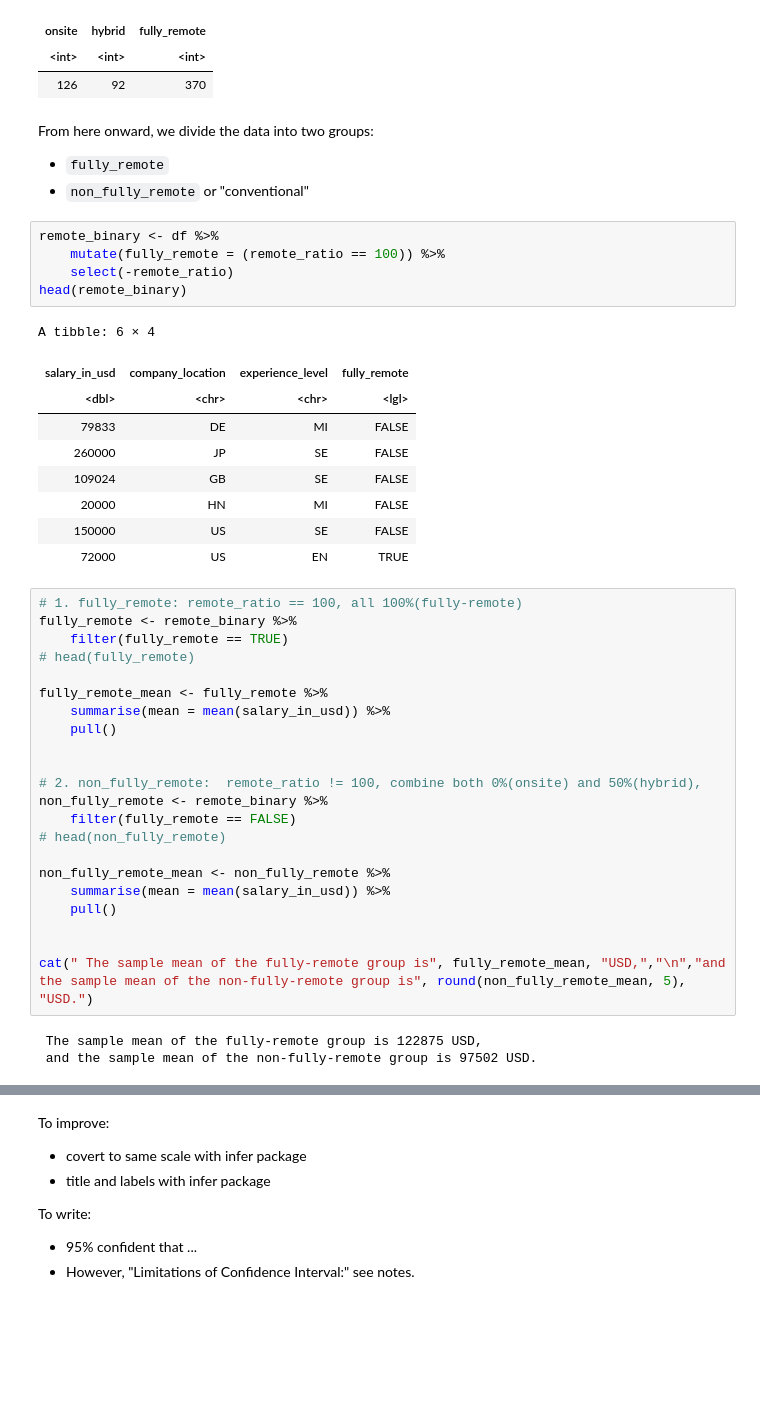
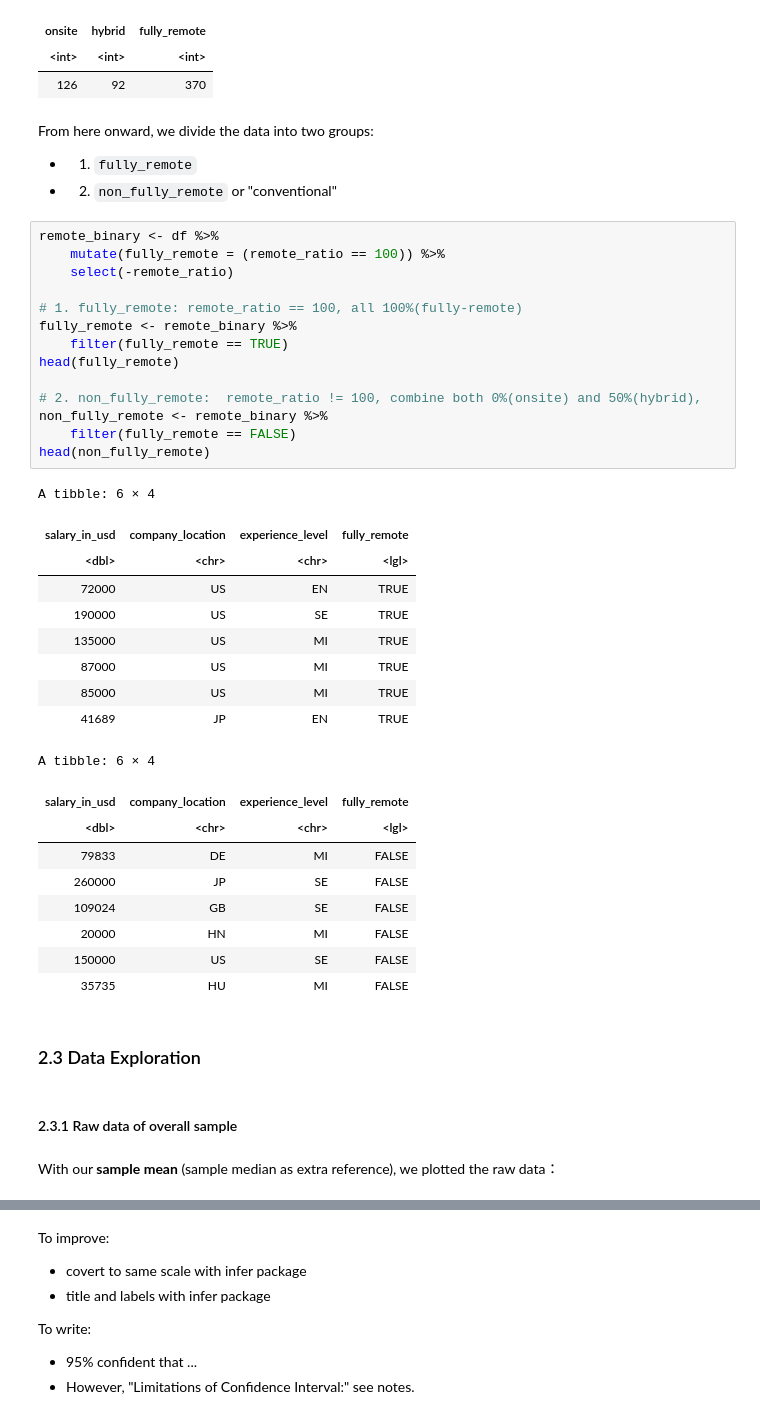
Before and after one commit to ludioludius/STAT201-Project, a Jupyter notebook: Final_Report_Draft.ipynb, the cells around one changed output, grey strips where cells are left out. Cells and saved outputs as stored; diff of their text form; blank space fills up the shorter version.

```diff
--- a/Final_Report_Draft.ipynb
+++ b/Final_Report_Draft.ipynb
@@ -166,45 +127,44 @@ A tibble: 1 × 3
 | 126 | 92 | 370 |
 # %% [markdown]
 From here onward, we divide the data into two groups:
-- `fully_remote`
-- `non_fully_remote` or "conventional"
+- 1. `fully_remote`
+- 2. `non_fully_remote` or "conventional"
 # %%
 remote_binary <- df %>%
     mutate(fully_remote = (remote_ratio == 100)) %>%
     select(-remote_ratio)
-head(remote_binary)
+
+# 1. fully_remote: remote_ratio == 100, all 100%(fully-remote)
+fully_remote <- remote_binary %>%
+    filter(fully_remote == TRUE)
+head(fully_remote)
+
+# 2. non_fully_remote:  remote_ratio != 100, combine both 0%(onsite) and 50%(hybrid),
+non_fully_remote <- remote_binary %>%
+    filter(fully_remote == FALSE)
+head(non_fully_remote)
 # %% [output]
 A tibble: 6 × 4
 | salary_in_usd | company_location | experience_level | fully_remote |
 | <dbl> | <chr> | <chr> | <lgl> |
-| 79833 | DE | MI | FALSE |
-| 260000 | JP | SE | FALSE |
-| 109024 | GB | SE | FALSE |
-| 20000 | HN | MI | FALSE |
-| 150000 | US | SE | FALSE |
 | 72000 | US | EN | TRUE |
+| 190000 | US | SE | TRUE |
+| 135000 | US | MI | TRUE |
+| 87000 | US | MI | TRUE |
+| 85000 | US | MI | TRUE |
+| 41689 | JP | EN | TRUE |
+A tibble: 6 × 4
+| salary_in_usd | company_location | experience_level | fully_remote |
+| <dbl> | <chr> | <chr> | <lgl> |
+| 79833 | DE | MI | FALSE |
+| 260000 | JP | SE | FALSE |
+| 109024 | GB | SE | FALSE |
+| 20000 | HN | MI | FALSE |
+| 150000 | US | SE | FALSE |
+| 35735 | HU | MI | FALSE |
-# %%
-# 1. fully_remote: remote_ratio == 100, all 100%(fully-remote)
-fully_remote <- remote_binary %>%
-    filter(fully_remote == TRUE)
-# head(fully_remote)
-
-fully_remote_mean <- fully_remote %>%
-    summarise(mean = mean(salary_in_usd)) %>%
-    pull()
-
-
-# 2. non_fully_remote:  remote_ratio != 100, combine both 0%(onsite) and 50%(hybrid),
-non_fully_remote <- remote_binary %>%
-    filter(fully_remote == FALSE)
-# head(non_fully_remote)
-
-non_fully_remote_mean <- non_fully_remote %>%
-    summarise(mean = mean(salary_in_usd)) %>%
-    pull()
-
-
-cat(" The sample mean of the fully-remote group is", fully_remote_mean, "USD,","\n","and the sample mean of the non-fully-remote group is", round(non_fully_remote_mean, 5), "USD.")
-# %% [output]
- The sample mean of the fully-remote group is 122875 USD,
- and the sample mean of the non-fully-remote group is 97502 USD.
+# %% [markdown]
+### 2.3 Data Exploration
+# %% [markdown]
+#### 2.3.1 Raw data of overall sample
+# %% [markdown]
+With our **sample mean** (sample median as extra reference), we plotted the raw data：
```
Also changed, not shown: parts of 44 cells of this notebook.
